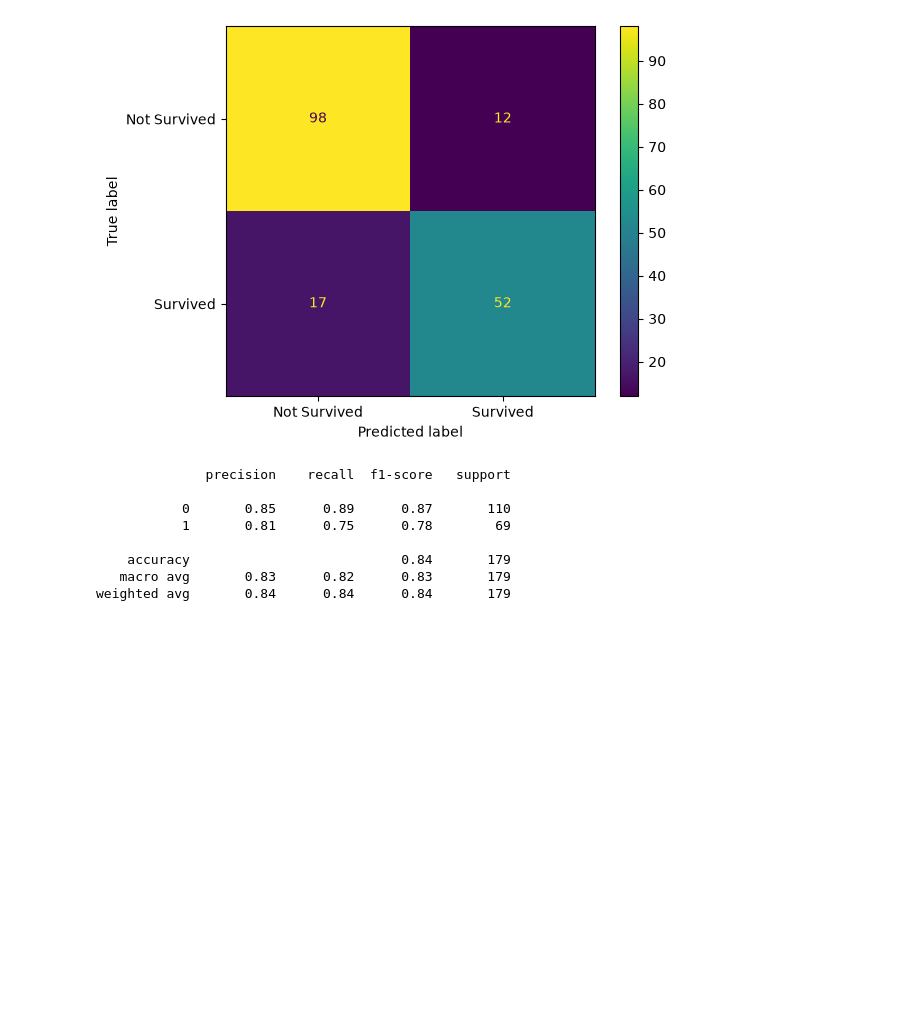
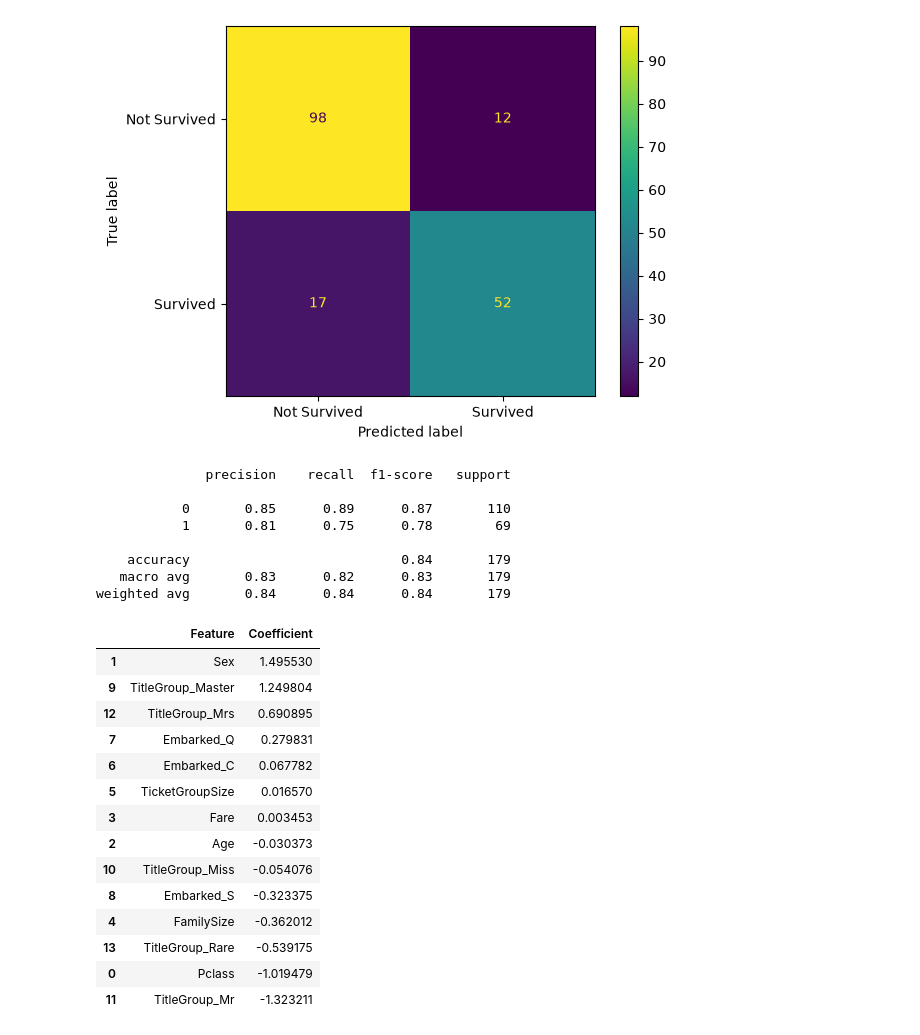
Before and after one commit to SumaiyaaRq/eda-projects, a Jupyter notebook: Titanic_EDA.ipynb, the cells around one changed output. Cells and saved outputs as stored; diff of their text form; code cells hidden in the pictures; blank space fills up the shorter version.

Commit message:
model coefficients

```diff
--- a/Titanic_EDA.ipynb
+++ b/Titanic_EDA.ipynb
@@ -749,3 +749,33 @@ print(classification_report(y_test, y_pred))
     accuracy                           0.84       179
    macro avg       0.83      0.82      0.83       179
 weighted avg       0.84      0.84      0.84       179
+# %%
+# Inspection of coefficients to understand feature importance
+
+coefficients = pd.DataFrame({
+    "Feature": x.columns,
+    "Coefficient": model.coef_[0]
+})
+
+coefficients = coefficients.sort_values(
+    by="Coefficient",
+    ascending=False
+)
+
+coefficients
+# %% [output]
+|  | Feature | Coefficient |
+| 1 | Sex | 1.495530 |
+| 9 | TitleGroup_Master | 1.249804 |
+| 12 | TitleGroup_Mrs | 0.690895 |
+| 7 | Embarked_Q | 0.279831 |
+| 6 | Embarked_C | 0.067782 |
+| 5 | TicketGroupSize | 0.016570 |
+| 3 | Fare | 0.003453 |
+| 2 | Age | -0.030373 |
+| 10 | TitleGroup_Miss | -0.054076 |
+| 8 | Embarked_S | -0.323375 |
+| 4 | FamilySize | -0.362012 |
+| 13 | TitleGroup_Rare | -0.539175 |
+| 0 | Pclass | -1.019479 |
+| 11 | TitleGroup_Mr | -1.323211 |
```
